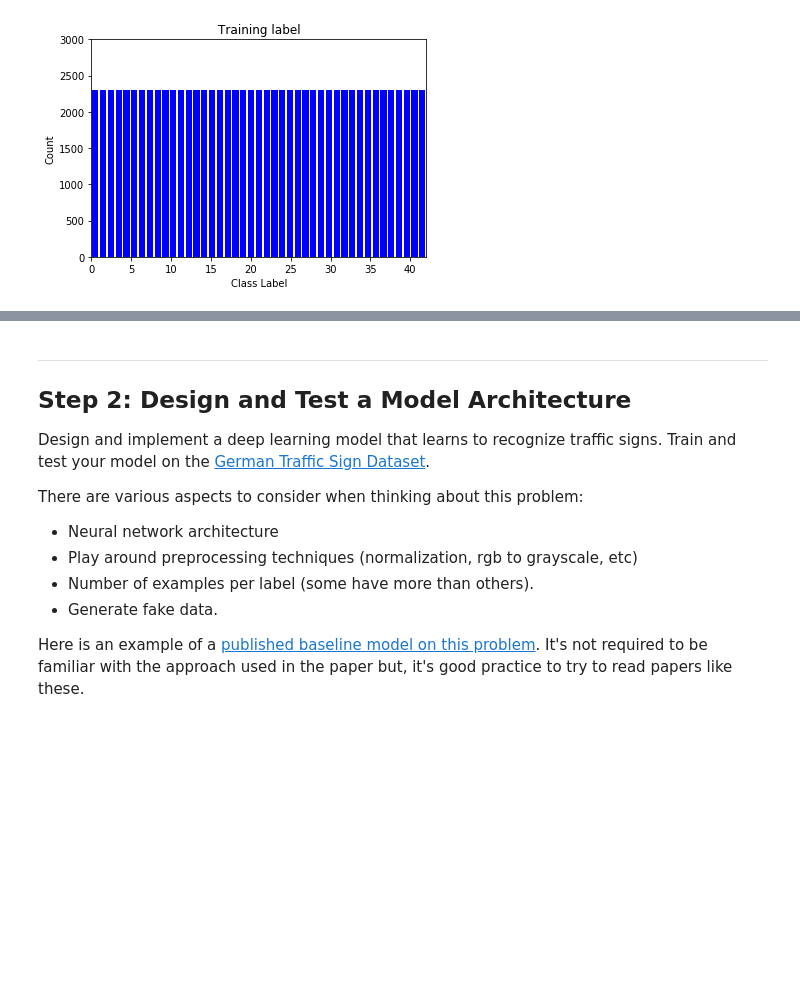
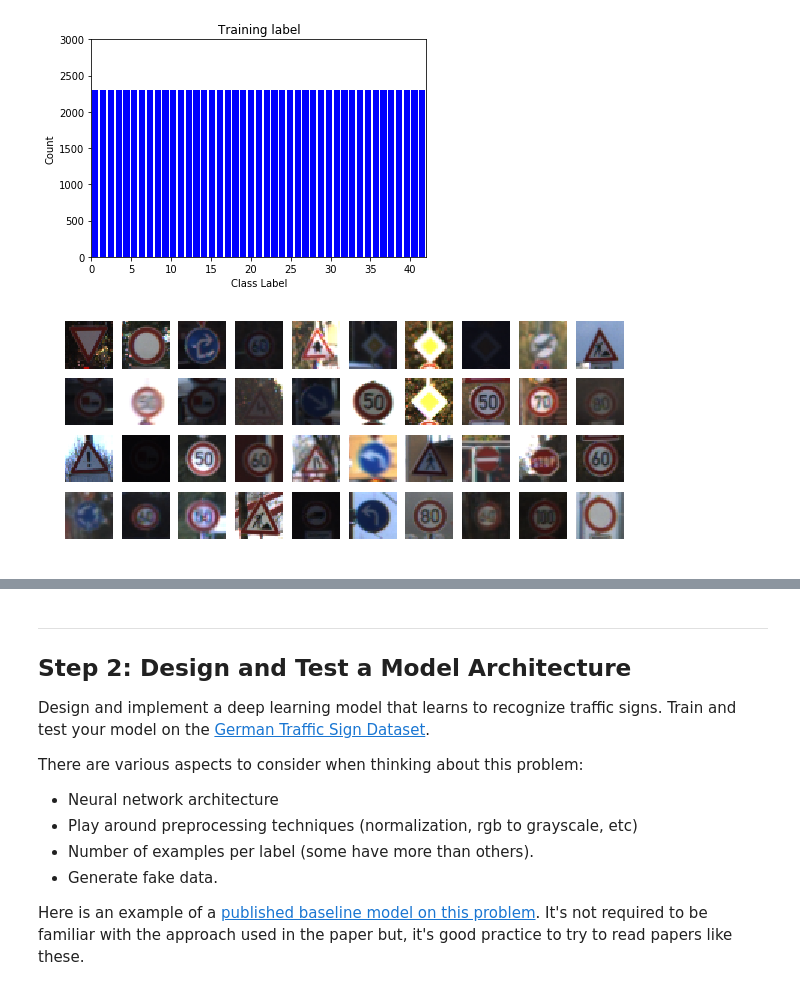
Before and after one commit to tx2016/Self-Driving_Car-Nanodegree-Projects, a Jupyter notebook: CarND-Traffic-Sign-Classifier-Project/Traffic_Sign_Classifier.ipynb, the cells around one changed output, grey strips where cells are left out. Cells and saved outputs as stored; diff of their text form; code cells hidden in the pictures; blank space fills up the shorter version.

```diff
--- a/CarND-Traffic-Sign-Classifier-Project/Traffic_Sign_Classifier.ipynb
+++ b/CarND-Traffic-Sign-Classifier-Project/Traffic_Sign_Classifier.ipynb
@@ -70,11 +64,7 @@ n_test = len(X_test)
 image_shape = X_train[0].shape
 
 # TODO: How many unique classes/labels there are in the dataset.
-unique_label = []
-for label in test['labels']:
-    if (label not in unique_label):
-        unique_label.append(label)
-n_classes = len(unique_label)
+n_classes = len(np.unique(test['labels']))
 
 print("Number of training examples =", n_train)
 print("Number of testing examples =", n_test)
@@ -115,5 +105,12 @@ plt.show()
 # %% [output]
 [figure]
 [figure]
+# %%
+def hist_equalize(img):
+    row, col = img.shape[0:2]
+    img_yuv = cv2.cvtColor(img, cv2.COLOR_BGR2YUV)
+    img_yuv[:,:,0] = cv2.equalizeHist(img_yuv[:,:,0])
+    new_img = cv2.cvtColor(img_yuv, cv2.COLOR_YUV2BGR)
+    return new_img
 # %%
 def generate_images(img):
@@ -156,3 +164,13 @@ plt.title('Training label')
 plt.show()
 # %% [output]
 [figure]
+# %%
+plt.figure(figsize=(10,4))
+for i in range(40):
+    plt.subplot(4,10,i+1)
+    random = np.random.randint(0, n_train)
+    image = X_train[random].squeeze()
+    plt.axis('off')
+    plt.imshow(image)
+# %% [output]
+[figure, added]
```
Also changed, not shown: parts of 14 cells of this notebook.
